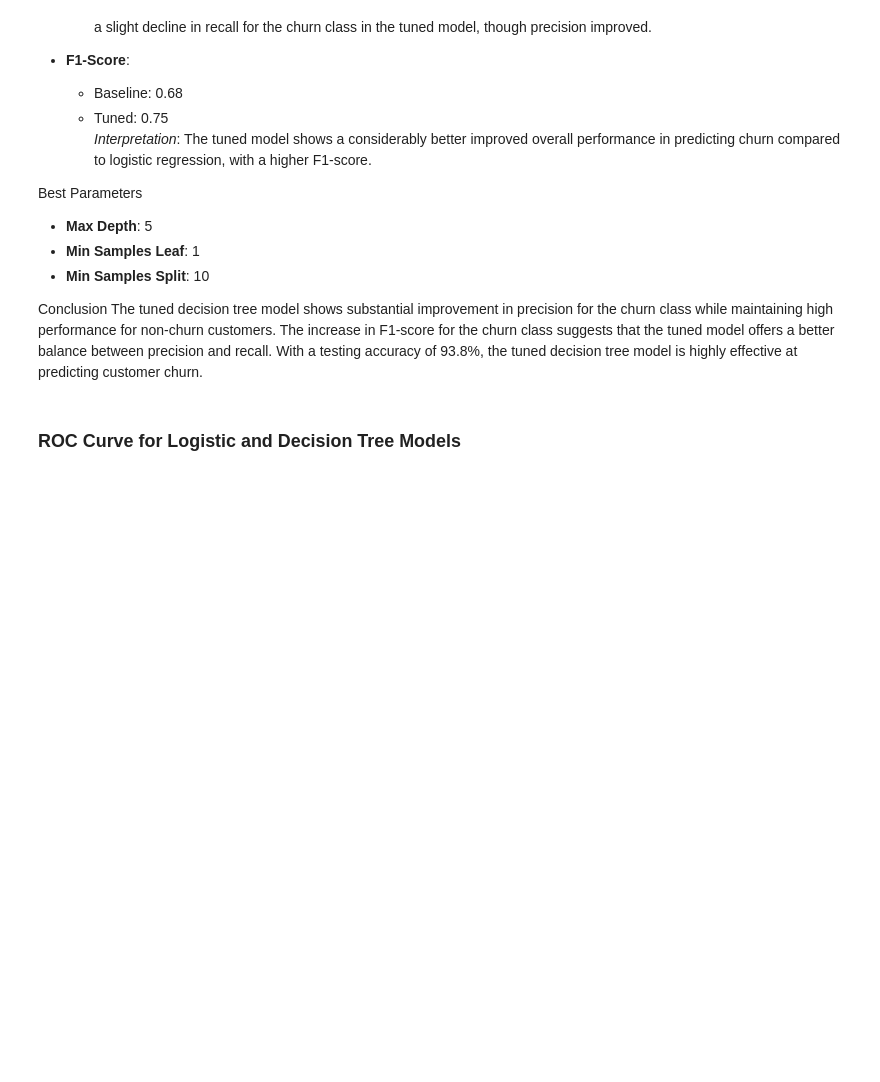
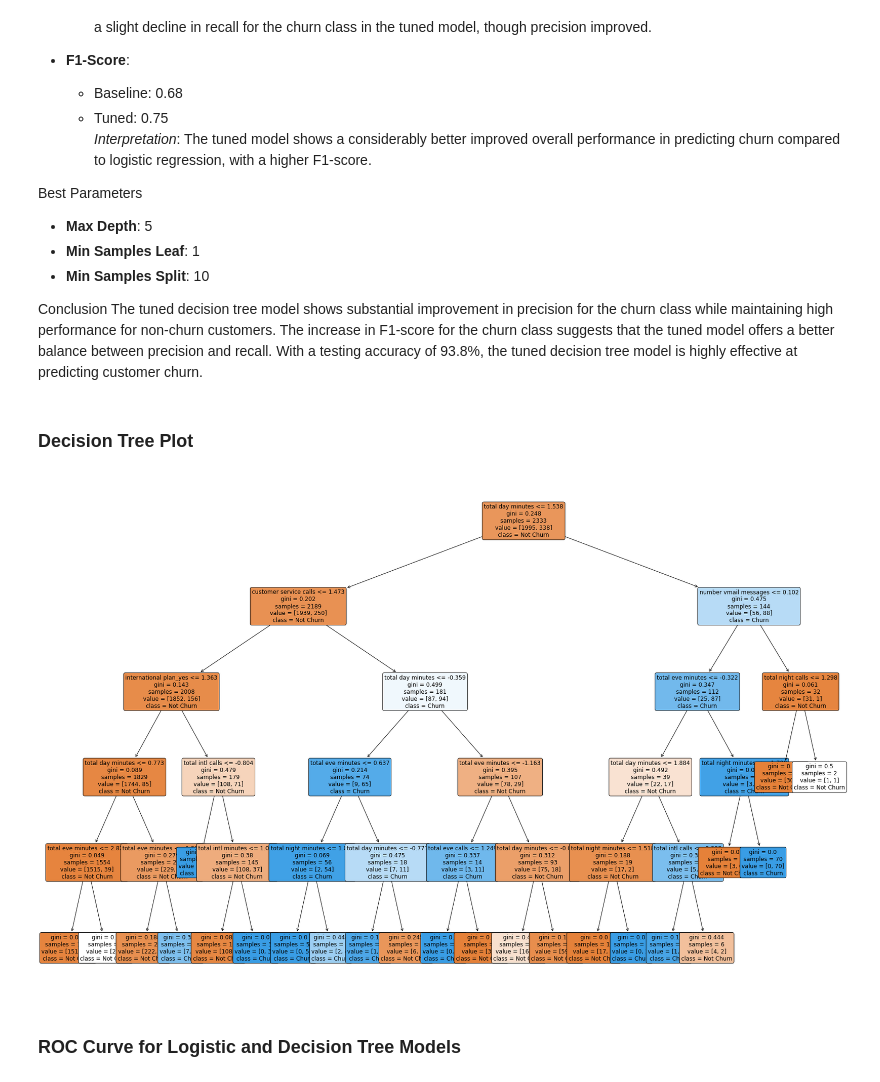
Before and after one commit to AngelaKalelwa/syriatel-customer-churn, a Jupyter notebook: notebook.ipynb, the cells around one changed output. Cells and saved outputs as stored; diff of their text form; code cells hidden in the pictures; blank space fills up the shorter version.

```diff
--- a/notebook.ipynb
+++ b/notebook.ipynb
@@ -1080,6 +1096,33 @@ Best Parameters
 
 Conclusion
 The tuned decision tree model shows substantial improvement in precision for the churn class while maintaining high performance for non-churn customers. The increase in F1-score for the churn class suggests that the tuned model offers a better balance between precision and recall. With a testing accuracy of 93.8%, the tuned decision tree model is highly effective at predicting customer churn.
+# %% [markdown]
+### Decision Tree Plot
+# %%
+# Importing the necessary libraries
+from sklearn.tree import plot_tree
+import matplotlib.pyplot as plt
+
+# Increase the figure size for better readability
+plt.figure(figsize=(30, 20))
+
+# Plot the decision tree with enhanced settings
+plot_tree(
+    grid_dt.best_estimator_,
+    filled=True,
+    feature_names=X_train.columns,
+    class_names=['Not Churn', 'Churn'],
+    rounded=True,
+    fontsize=12  # Increase the font size
+)
+
+# Save the plot as a high-resolution image if needed
+plt.savefig('decision_tree.png', dpi=300, bbox_inches='tight')
+
+# Show the plot
+plt.show()
+# %% [output]
+[figure, added]
 # %% [markdown]
 ### ROC Curve for Logistic and Decision Tree Models
 # %%
```
Also changed, not shown: parts of 8 cells of this notebook, 1 other file.
